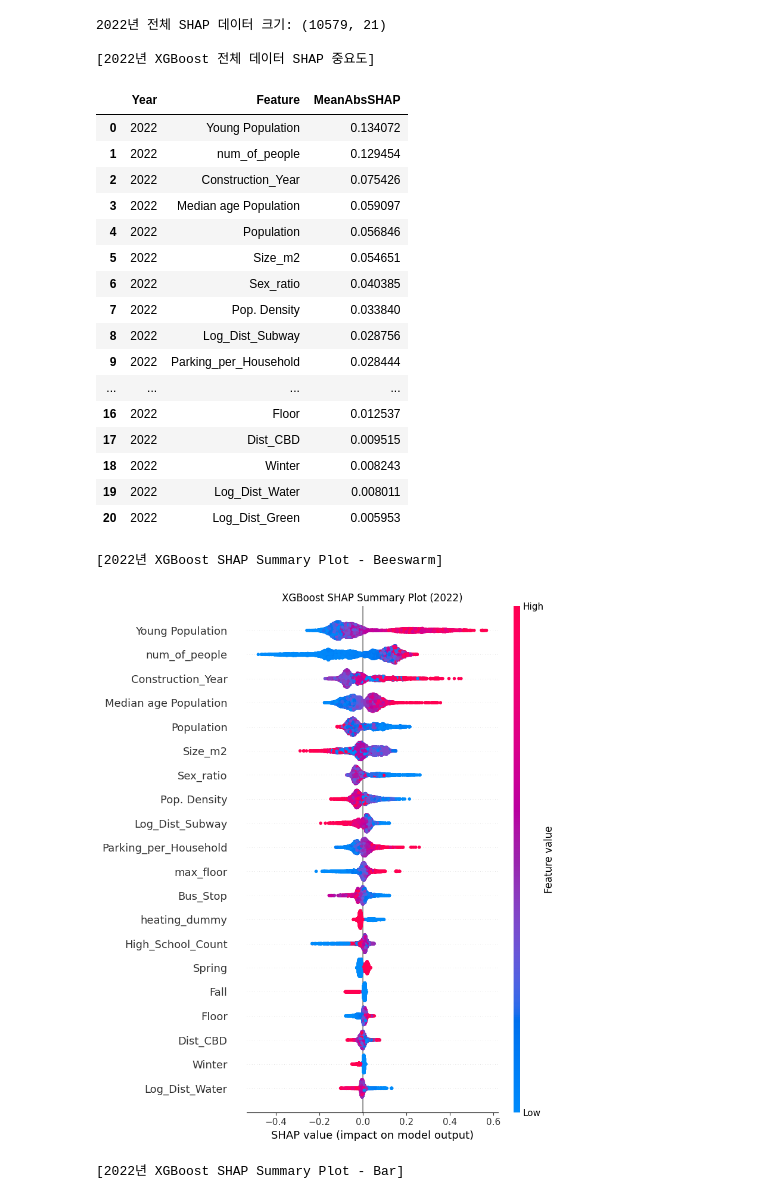
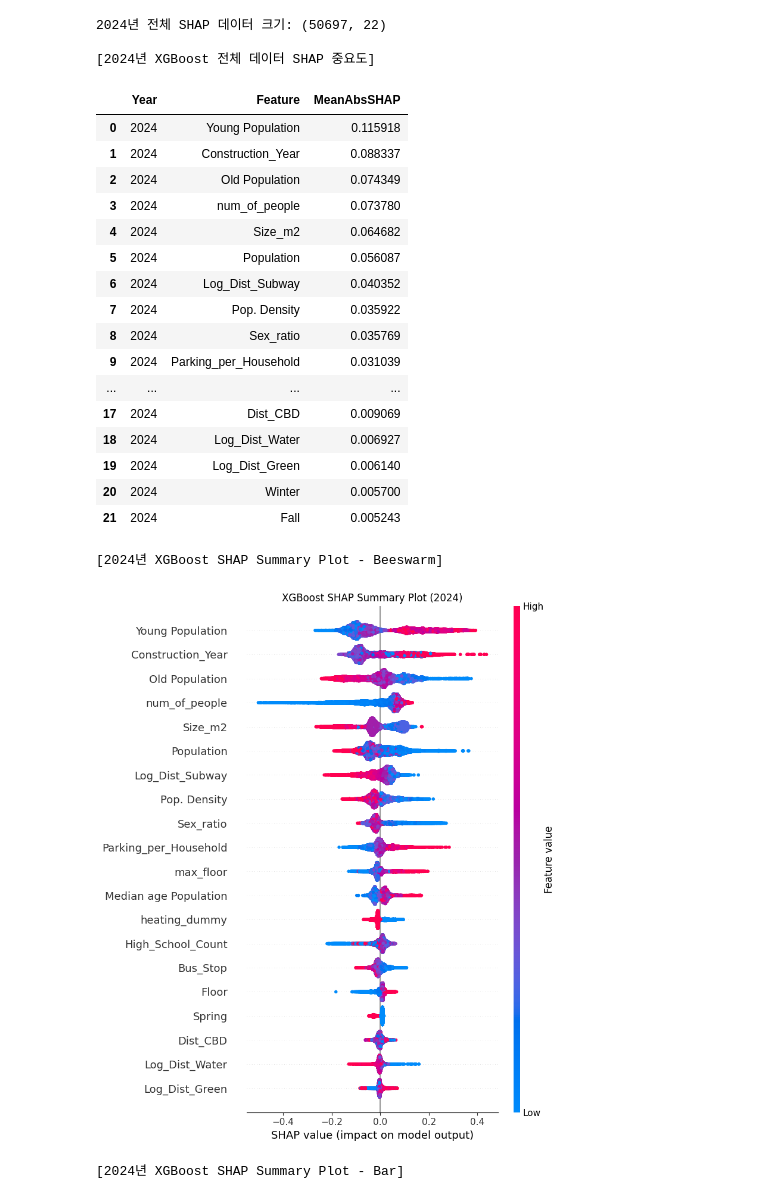
Before and after one commit to Le2se0hy/XAI_An, a Jupyter notebook: XGBSHAP_최종.ipynb, the cells around one changed output. Saved outputs shown, nothing was run; the diff lists cells and outputs as text; code cells hidden in the pictures.

```diff
--- a/XGBSHAP_최종.ipynb
+++ b/XGBSHAP_최종.ipynb
@@ -169,7 +169,8 @@ def prepare_df(df_input):
         "Construction_Year",
         "Log_Price_per_m2",
         "Year_Sold",
-        "Month_Sold"
+        "Month_Sold",
+        "Old Population"
     ]
 
     for col in num_cols:
@@ -220,7 +221,8 @@ features = [
     "Construction_Year",
     "Spring",
     "Fall",
-    "Winter"
+    "Winter",
+    "Old Population"
 ]
 
 # 데이터에 실제로 존재하는 설명변수만 사용
@@ -294,7 +296,7 @@ def create_xgb_model(random_state=42):
 # ============================================================
 # 7. 연도별 XGBoost 성능평가 + 전체 데이터 SHAP
 # ============================================================
-years = [2022, 2023]
+years = [2024, 2025]
 
 all_perf = []
 all_shap = []
@@ -622,23 +624,23 @@ Name: count, dtype: int64
-2022년 전체 SHAP 데이터 크기: (10579, 21)
+2024년 전체 SHAP 데이터 크기: (50697, 22)
 
-[2022년 XGBoost 전체 데이터 SHAP 중요도]
+[2024년 XGBoost 전체 데이터 SHAP 중요도]
 |  | Year | Feature | MeanAbsSHAP |
-| 0 | 2022 | Young Population | 0.134072 |
-| 1 | 2022 | num_of_people | 0.129454 |
-| 2 | 2022 | Construction_Year | 0.075426 |
-| 3 | 2022 | Median age Population | 0.059097 |
-| 4 | 2022 | Population | 0.056846 |
-| 5 | 2022 | Size_m2 | 0.054651 |
-| 6 | 2022 | Sex_ratio | 0.040385 |
-| 7 | 2022 | Pop. Density | 0.033840 |
-| 8 | 2022 | Log_Dist_Subway | 0.028756 |
-| 9 | 2022 | Parking_per_Household | 0.028444 |
+| 0 | 2024 | Young Population | 0.115918 |
+| 1 | 2024 | Construction_Year | 0.088337 |
+| 2 | 2024 | Old Population | 0.074349 |
+| 3 | 2024 | num_of_people | 0.073780 |
+| 4 | 2024 | Size_m2 | 0.064682 |
+| 5 | 2024 | Population | 0.056087 |
+| 6 | 2024 | Log_Dist_Subway | 0.040352 |
+| 7 | 2024 | Pop. Density | 0.035922 |
+| 8 | 2024 | Sex_ratio | 0.035769 |
+| 9 | 2024 | Parking_per_Household | 0.031039 |
 | ... | ... | ... | ... |
-| 16 | 2022 | Floor | 0.012537 |
-| 17 | 2022 | Dist_CBD | 0.009515 |
-| 18 | 2022 | Winter | 0.008243 |
-| 19 | 2022 | Log_Dist_Water | 0.008011 |
-| 20 | 2022 | Log_Dist_Green | 0.005953 |
+| 17 | 2024 | Dist_CBD | 0.009069 |
+| 18 | 2024 | Log_Dist_Water | 0.006927 |
+| 19 | 2024 | Log_Dist_Green | 0.006140 |
+| 20 | 2024 | Winter | 0.005700 |
+| 21 | 2024 | Fall | 0.005243 |
-[2022년 XGBoost SHAP Summary Plot - Beeswarm]
+[2024년 XGBoost SHAP Summary Plot - Beeswarm]
-[figure, old version]
+[figure, new version]
-[2022년 XGBoost SHAP Summary Plot - Bar]
+[2024년 XGBoost SHAP Summary Plot - Bar]
```
Also changed, not shown: parts of 3 cells of this notebook.
